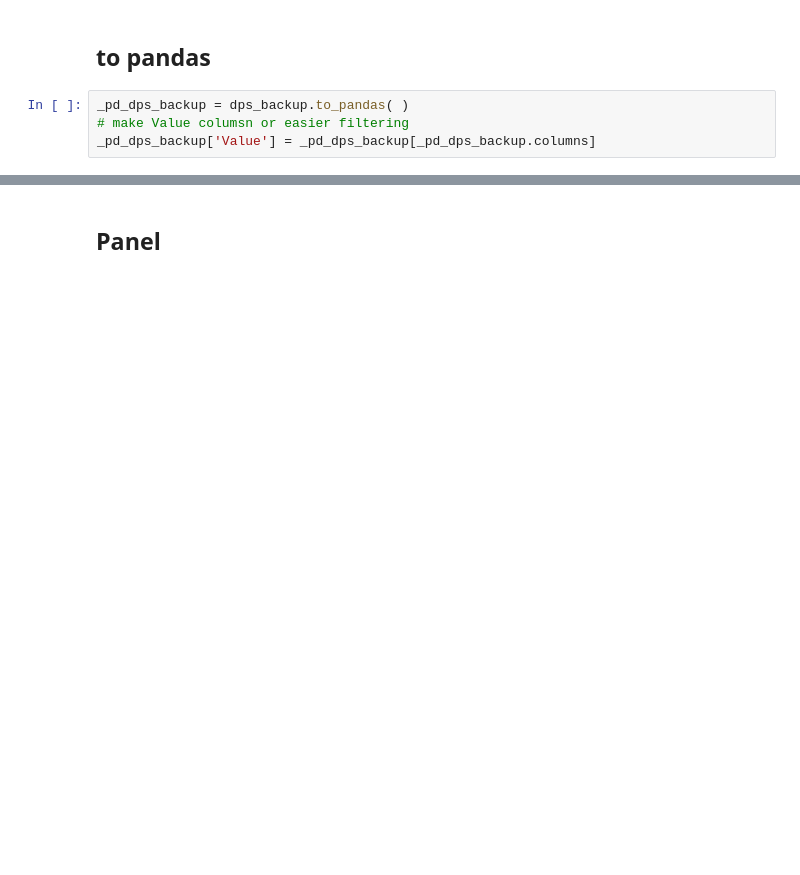
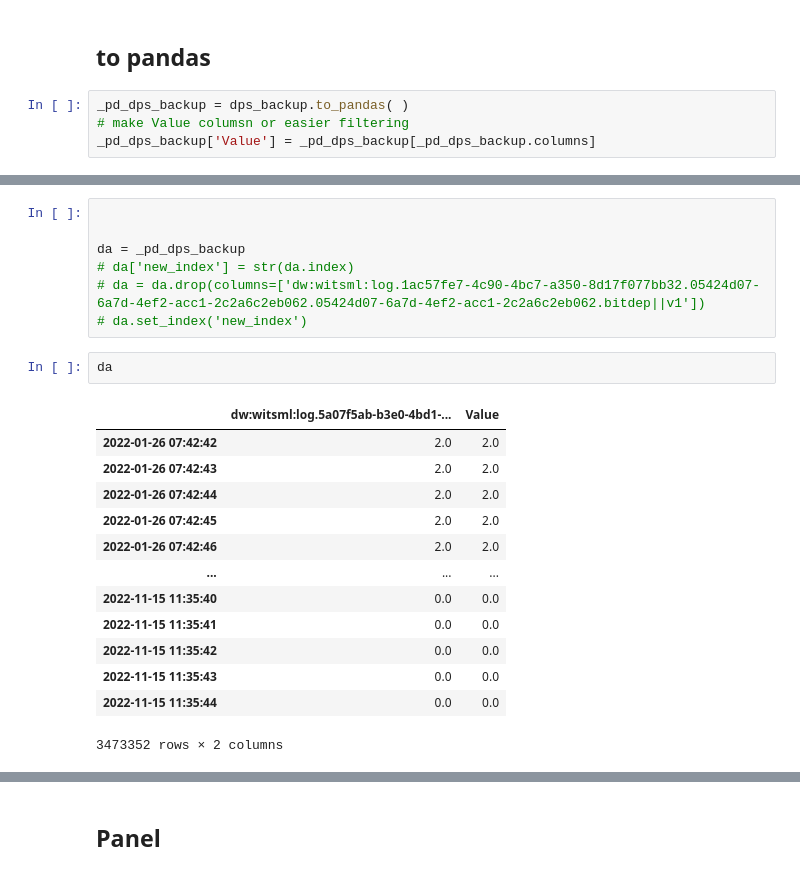
Before and after one commit to ISaxvik/JupyterNotebook, a Jupyter notebook: connection.ipynb, the cells around one changed output, grey strips where cells are left out. Cells and saved outputs as stored; diff of their text form; blank space fills up the shorter version.

```diff
--- a/connection.ipynb
+++ b/connection.ipynb
@@ -380,0 +476,23 @@ _pd_dps_backup.sort_index(ascending=False)
+# %%
+
+
+da = _pd_dps_backup
+# da['new_index'] = str(da.index)
+# da = da.drop(columns=['dw:witsml:log.1ac57fe7-4c90-4bc7-a350-8d17f077bb32.05424d07-6a7d-4ef2-acc1-2c2a6c2eb062.05424d07-6a7d-4ef2-acc1-2c2a6c2eb062.bitdep||v1'])
+# da.set_index('new_index')
+# %%
+da
+# %% [output]
+|  | dw:witsml:log.5a07f5ab-b3e0-4bd1-... | Value |
+| 2022-01-26 07:42:42 | 2.0 | 2.0 |
+| 2022-01-26 07:42:43 | 2.0 | 2.0 |
+| 2022-01-26 07:42:44 | 2.0 | 2.0 |
+| 2022-01-26 07:42:45 | 2.0 | 2.0 |
+| 2022-01-26 07:42:46 | 2.0 | 2.0 |
+| ... | ... | ... |
+| 2022-11-15 11:35:40 | 0.0 | 0.0 |
+| 2022-11-15 11:35:41 | 0.0 | 0.0 |
+| 2022-11-15 11:35:42 | 0.0 | 0.0 |
+| 2022-11-15 11:35:43 | 0.0 | 0.0 |
+| 2022-11-15 11:35:44 | 0.0 | 0.0 |
+3473352 rows × 2 columns
```
Also changed, not shown: parts of 29 cells of this notebook.
